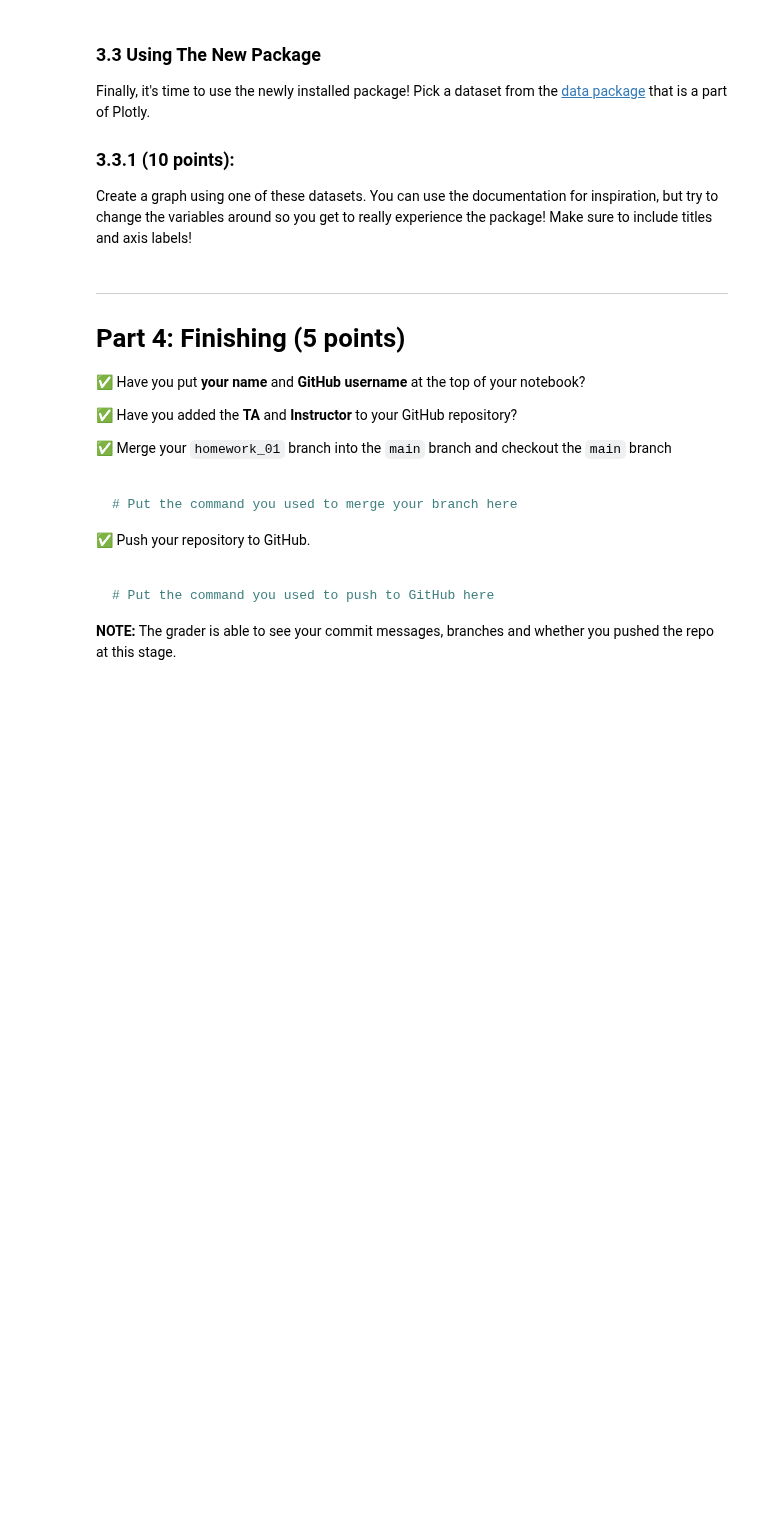
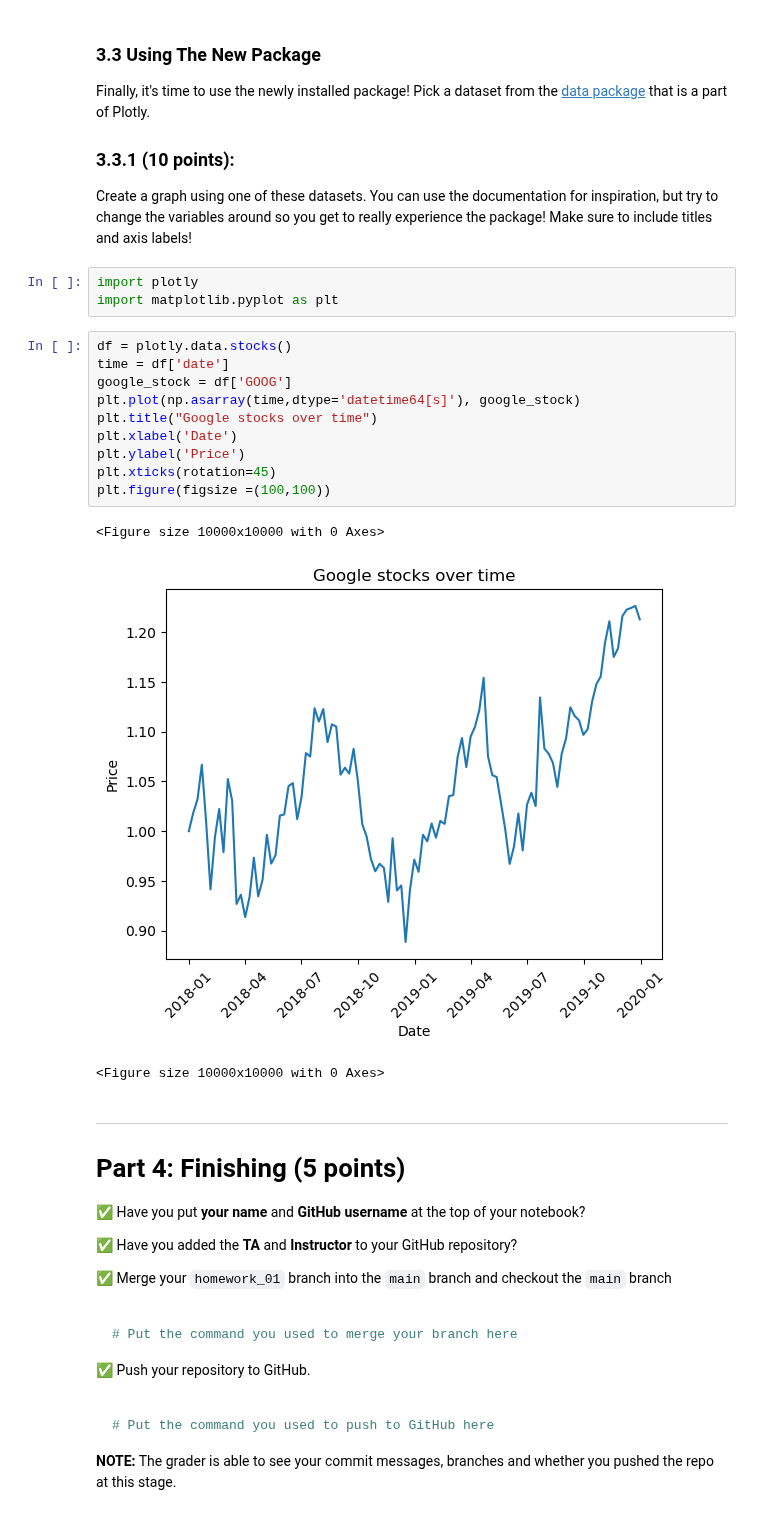
Before and after one commit to LucasClatterbaugh/cmse202-s23-turnin, a Jupyter notebook: HW1_S23-STUDENT.ipynb, the cells around one changed output. Cells and saved outputs as stored; diff of their text form; blank space fills up the shorter version.

```diff
--- a/HW1_S23-STUDENT.ipynb
+++ b/HW1_S23-STUDENT.ipynb
@@ -283,6 +298,23 @@ Finally, it's time to use the newly installed package! Pick a dataset from the [
 ### 3.3.1 (10 points):
 
 Create a graph using one of these datasets. You can use the documentation for inspiration, but try to change the variables around so you get to really experience the package! Make sure to include titles and axis labels!
+# %%
+import plotly
+import matplotlib.pyplot as plt
+# %%
+df = plotly.data.stocks()
+time = df['date']
+google_stock = df['GOOG']
+plt.plot(np.asarray(time,dtype='datetime64[s]'), google_stock)
+plt.title("Google stocks over time")
+plt.xlabel('Date')
+plt.ylabel('Price')
+plt.xticks(rotation=45)
+plt.figure(figsize =(100,100))
+# %% [output]
+<Figure size 10000x10000 with 0 Axes>
+[figure, added]
+<Figure size 10000x10000 with 0 Axes>
 # %% [markdown]
 ---
 
```
Also changed, not shown: parts of 4 cells of this notebook.
